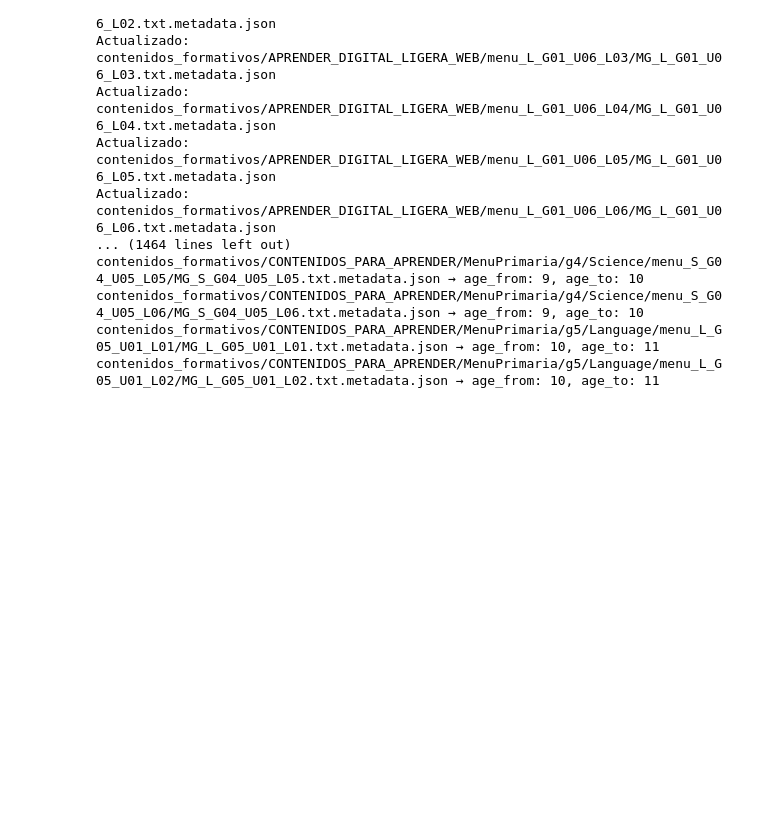
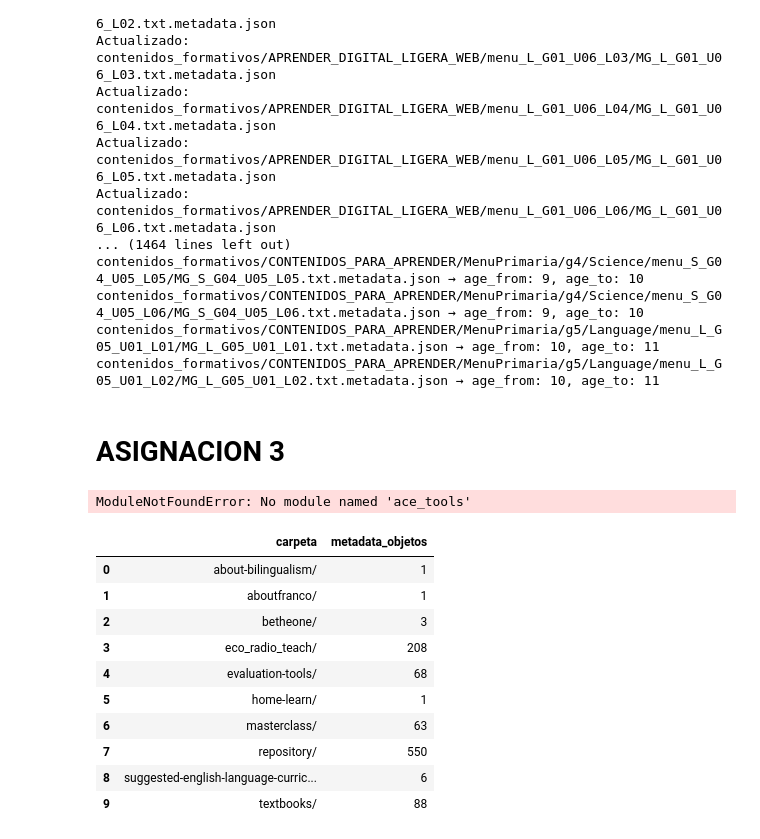
Before and after one commit to mateotenis98/MEN, a Jupyter notebook: S3_metadata_asigna_edad.ipynb, the cells around one changed output. Cells and saved outputs as stored; diff of their text form; code cells hidden in the pictures; blank space fills up the shorter version.

```diff
--- a/S3_metadata_asigna_edad.ipynb
+++ b/S3_metadata_asigna_edad.ipynb
@@ -353,3 +365,77 @@ contenidos_formativos/CONTENIDOS_PARA_APRENDER/MenuPrimaria/g4/Science/menu_S_G0
 contenidos_formativos/CONTENIDOS_PARA_APRENDER/MenuPrimaria/g4/Science/menu_S_G04_U05_L06/MG_S_G04_U05_L06.txt.metadata.json → age_from: 9, age_to: 10
 contenidos_formativos/CONTENIDOS_PARA_APRENDER/MenuPrimaria/g5/Language/menu_L_G05_U01_L01/MG_L_G05_U01_L01.txt.metadata.json → age_from: 10, age_to: 11
 contenidos_formativos/CONTENIDOS_PARA_APRENDER/MenuPrimaria/g5/Language/menu_L_G05_U01_L02/MG_L_G05_U01_L02.txt.metadata.json → age_from: 10, age_to: 11
+# %% [markdown]
+# ASIGNACION 3
+# %%
+import boto3
+import pandas as pd
+
+# Configuración de los buckets y sus respectivos prefijos
+buckets_and_prefixes = {
+    "men-prod-clean-data": "contenidos_formativos/ENGLISH_FOR_COLOMBIA_ECOWEB/",
+    "men-prod-raw-data": "ENGLISH_FOR_COLOMBIA_ECOWEB/"
+}
+
+# Crear cliente de S3
+s3_client = boto3.client('s3')
+
+# Función para listar TODOS los objetos dentro de un prefijo
+def list_all_objects(bucket_name, prefix):
+    try:
+        paginator = s3_client.get_paginator('list_objects_v2')
+        page_iterator = paginator.paginate(Bucket=bucket_name, Prefix=prefix)
+
+        all_objects = []
+        for page in page_iterator:
+            if 'Contents' in page:
+                all_objects.extend([obj['Key'] for obj in page['Contents'] if obj['Key'].endswith('.metadata.json')])
+
+        return all_objects
+    except Exception as e:
+        print(f"⚠️ Error al listar objetos en {bucket_name}/{prefix}: {e}")
+        return []
+
+# Función para contar objetos dentro de las carpetas de primer orden
+def count_objects_by_top_folder(bucket_name, prefix):
+    all_objects = list_all_objects(bucket_name, prefix)
+    folder_data = {}
+
+    for obj_key in all_objects:
+        # Obtener solo la carpeta de primer orden
+        relative_path = obj_key.replace(prefix, '').split('/')
+        if len(relative_path) > 1:  # Verifica que no sea un archivo en la raíz
+            top_folder = relative_path[0] + '/'  # Obtener la carpeta principal
+        else:
+            top_folder = "(raíz)/"  # En caso de archivos en la raíz (poco probable)
+
+        # Contar archivos en esa carpeta de primer orden
+        if top_folder not in folder_data:
+            folder_data[top_folder] = 0
+        folder_data[top_folder] += 1
+
+    return [{"carpeta": folder, "metadata_objetos": count} for folder, count in folder_data.items()]
+
+# Obtener datos de TODAS las carpetas de primer orden
+data_clean = count_objects_by_top_folder("men-prod-clean-data", buckets_and_prefixes["men-prod-clean-data"])
+data_raw = count_objects_by_top_folder("men-prod-raw-data", buckets_and_prefixes["men-prod-raw-data"])
+
+# Crear DataFrames
+carpetas_clean = pd.DataFrame(data_clean)
+carpetas_raw = pd.DataFrame(data_raw)
+# %% [output]
+ModuleNotFoundError: No module named 'ace_tools'
+# %%
+carpetas_clean
+# %% [output]
+|  | carpeta | metadata_objetos |
+| 0 | about-bilingualism/ | 1 |
+| 1 | aboutfranco/ | 1 |
+| 2 | betheone/ | 3 |
+| 3 | eco_radio_teach/ | 208 |
+| 4 | evaluation-tools/ | 68 |
+| 5 | home-learn/ | 1 |
+| 6 | masterclass/ | 63 |
+| 7 | repository/ | 550 |
+| 8 | suggested-english-language-curric... | 6 |
+| 9 | textbooks/ | 88 |
```
Also changed, not shown: parts of 13 cells of this notebook.
